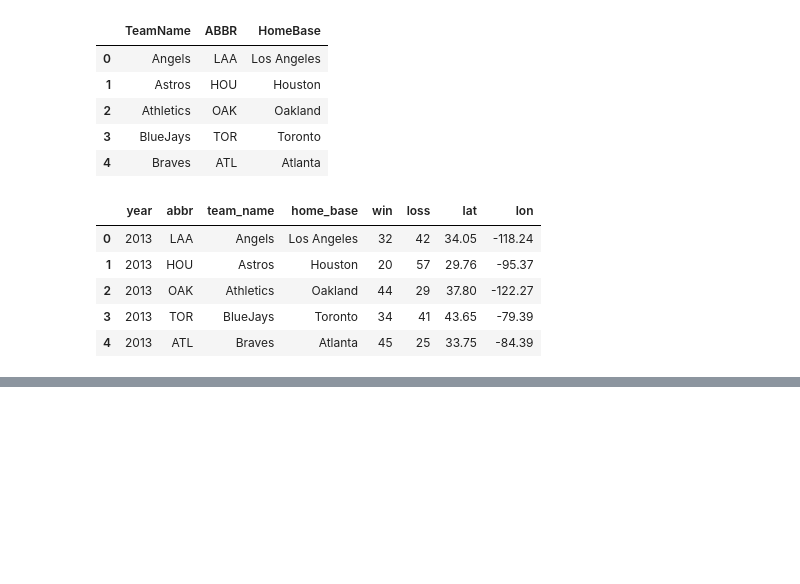
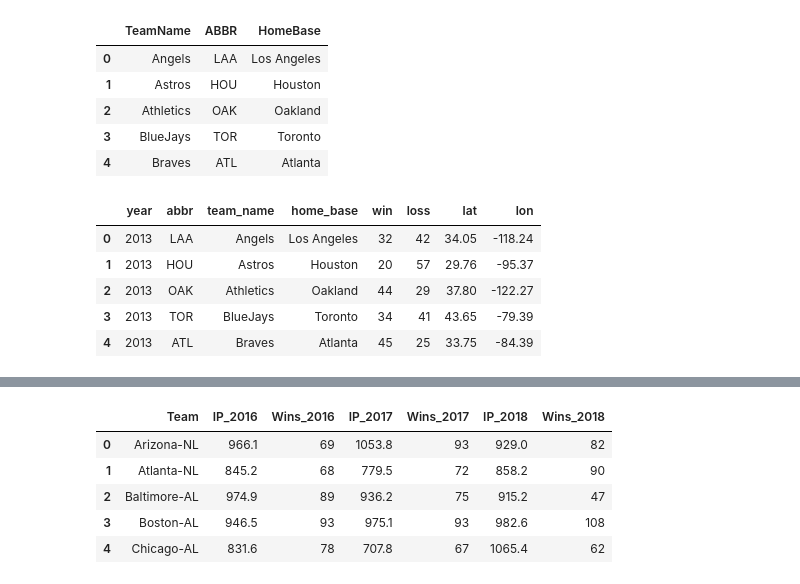
Before and after one commit to tkhutunishvili/project-baseball, a Jupyter notebook: Data-clean-import-sql.ipynb, the cells around one changed output, grey strips where cells are left out. Cells and saved outputs as stored; diff of their text form; code cells hidden in the pictures; blank space fills up the shorter version.

Commit message:
updated  Data-clean-import-sql.ipynb, Create_DB_and_Tables.sql, source

```diff
--- a/Data-clean-import-sql.ipynb
+++ b/Data-clean-import-sql.ipynb
@@ -272,0 +320,10 @@ bwar_bat_df_new.head()
+# %%
+#it works, just need to add in team Wins
+export2018 = data2018.groupby('id')['IP'].sum()
+export2018.to_excel('source/exportdata.xlsx')
+plot2018 = pd.read_excel('source/plotdata.xlsx')
+plot_data_2018 = plot2018.set_index('id')
+plot_data_2018.index.rename('Team', inplace=True)
+plot_data_2018_new = pd.DataFrame(plot_data_2018)
+plot_data_2018_new.reset_index(inplace=True)
+plot_data_2018_new.head()
@@ -272,0 +373,10 @@ bwar_bat_df_new.head()
+# %%
+#add in team Wins
+export2017 = data2017.groupby('id')['IP'].sum()
+export2017.to_excel('source/export2017.xlsx')
+plot2017 = pd.read_excel('source/plot2017.xlsx')
+plot_data_2017 = plot2017.set_index('id')
+plot_data_2017.index.rename('Team', inplace=True)
+plot_data_2017_new = pd.DataFrame(plot_data_2017)
+plot_data_2017_new.reset_index(inplace=True)
+plot_data_2017_new.head()
@@ -272,0 +427,10 @@ bwar_bat_df_new.head()
+# %%
+#add in team Wins
+export2016 = data2016.groupby('id')['IP'].sum()
+export2016.to_excel('source/export2016.xlsx')
+plot2016 = pd.read_excel('source/plot2016.xlsx')
+plot_data_2016 = plot2016.set_index('id')
+plot_data_2016.index.rename('Team', inplace=True)
+plot_data_2016_new = pd.DataFrame(plot_data_2016)
+plot_data_2016_new.reset_index(inplace=True)
+plot_data_2016_new.head()
@@ -272,0 +444,11 @@ bwar_bat_df_new.head()
+# %%
+plot_data_2017_2016 = plot_data_2016_new.merge(plot_data_2017_new, on=['Team'], how='left')
+plot_data_2018_2017_2016 = plot_data_2017_2016.merge(plot_data_2018_new, on=['Team'], how='left')
+plot_data_2018_2017_2016.head()
+# %% [output]
+|  | Team | IP_2016 | Wins_2016 | IP_2017 | Wins_2017 | IP_2018 | Wins_2018 |
+| 0 | Arizona-NL | 966.1 | 69 | 1053.8 | 93 | 929.0 | 82 |
+| 1 | Atlanta-NL | 845.2 | 68 | 779.5 | 72 | 858.2 | 90 |
+| 2 | Baltimore-AL | 974.9 | 89 | 936.2 | 75 | 915.2 | 47 |
+| 3 | Boston-AL | 946.5 | 93 | 975.1 | 93 | 982.6 | 108 |
+| 4 | Chicago-AL | 831.6 | 78 | 707.8 | 67 | 1065.4 | 62 |
```
Also changed, not shown: parts of 15 cells of this notebook, 16 other files.
